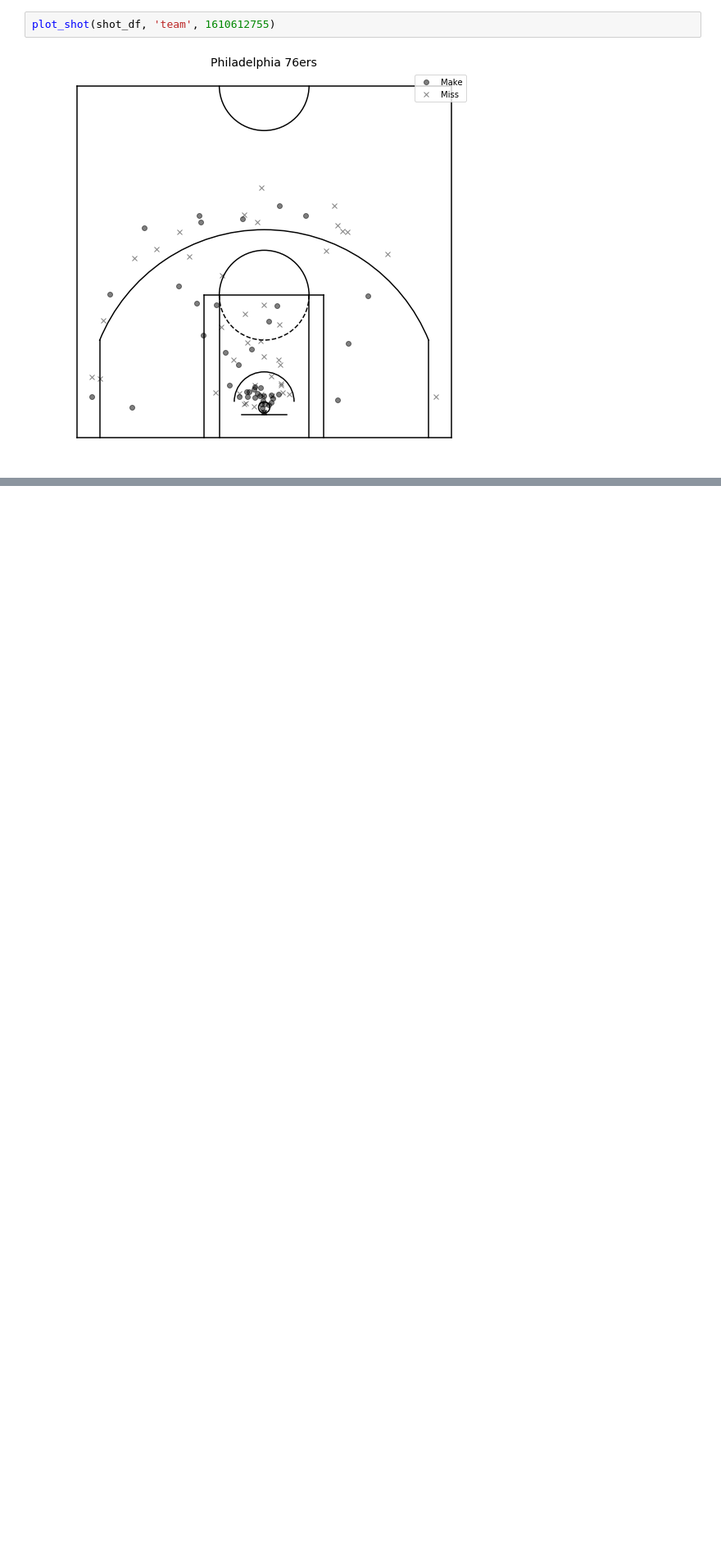
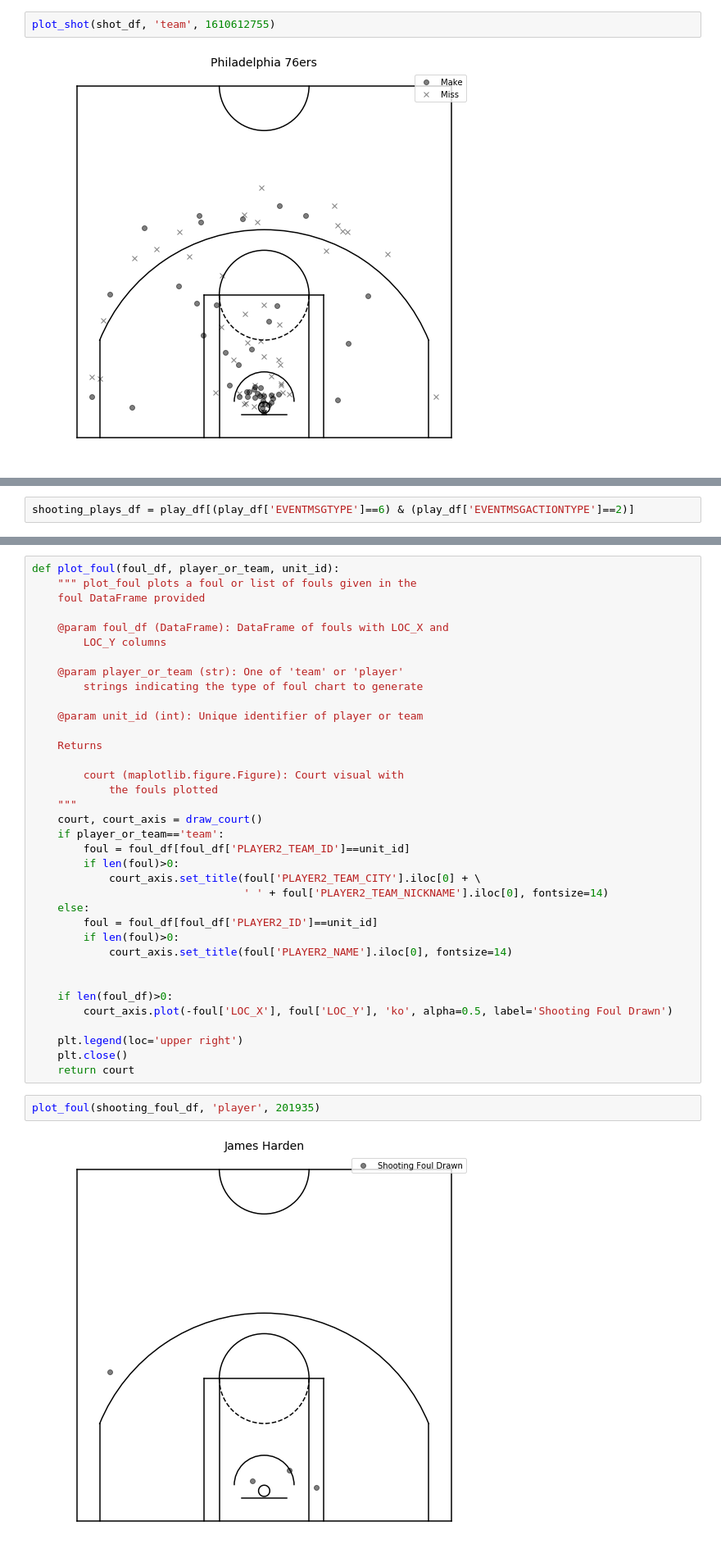
Before and after one commit to basketballrelativity/location_data, a Jupyter notebook: location_charts.ipynb, the cells around one changed output, grey strips where cells are left out. Shown: that part at 82% size. Saved outputs shown, nothing was run; the diff lists cells and outputs as text; blank space fills up the shorter version.

```diff
--- a/location_charts.ipynb
+++ b/location_charts.ipynb
@@ -168,0 +373,2 @@ The Sixers controlled the game, winning 121-93. The Rockets played to their game
+# %%
+shooting_plays_df = play_df[(play_df['EVENTMSGTYPE']==6) & (play_df['EVENTMSGACTIONTYPE']==2)]
@@ -168,0 +405,40 @@ The Sixers controlled the game, winning 121-93. The Rockets played to their game
+# %%
+def plot_foul(foul_df, player_or_team, unit_id):
+    """ plot_foul plots a foul or list of fouls given in the
+    foul DataFrame provided
+
+    @param foul_df (DataFrame): DataFrame of fouls with LOC_X and
+        LOC_Y columns
+
+    @param player_or_team (str): One of 'team' or 'player'
+        strings indicating the type of foul chart to generate
+
+    @param unit_id (int): Unique identifier of player or team
+
+    Returns
+
+        court (maplotlib.figure.Figure): Court visual with
+            the fouls plotted
+    """
+    court, court_axis = draw_court()
+    if player_or_team=='team':
+        foul = foul_df[foul_df['PLAYER2_TEAM_ID']==unit_id]
+        if len(foul)>0:
+            court_axis.set_title(foul['PLAYER2_TEAM_CITY'].iloc[0] + \
+                                 ' ' + foul['PLAYER2_TEAM_NICKNAME'].iloc[0], fontsize=14)
+    else:
+        foul = foul_df[foul_df['PLAYER2_ID']==unit_id]
+        if len(foul)>0:
+            court_axis.set_title(foul['PLAYER2_NAME'].iloc[0], fontsize=14)
+
+
+    if len(foul_df)>0:
+        court_axis.plot(-foul['LOC_X'], foul['LOC_Y'], 'ko', alpha=0.5, label='Shooting Foul Drawn')
+
+    plt.legend(loc='upper right')
+    plt.close()
+    return court
+# %%
+plot_foul(shooting_foul_df, 'player', 201935)
+# %% [output]
+[figure, added]
```
Also changed, not shown: parts of 23 cells of this notebook.
